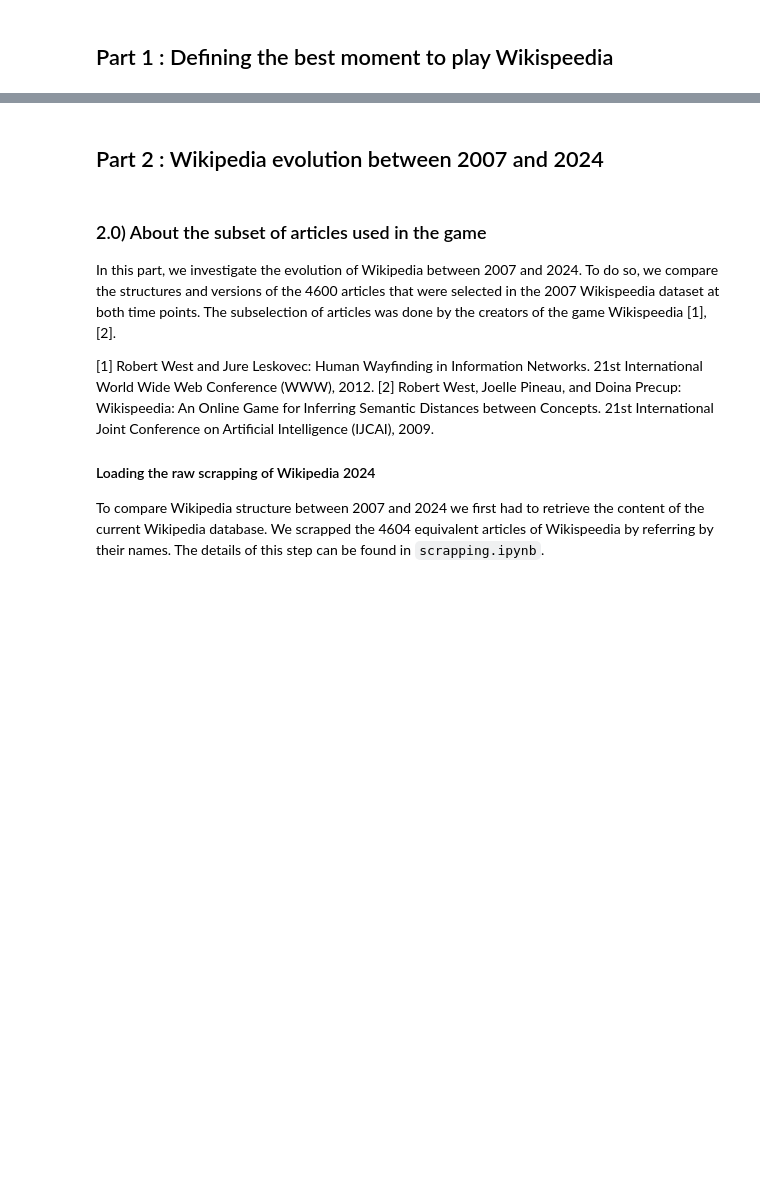
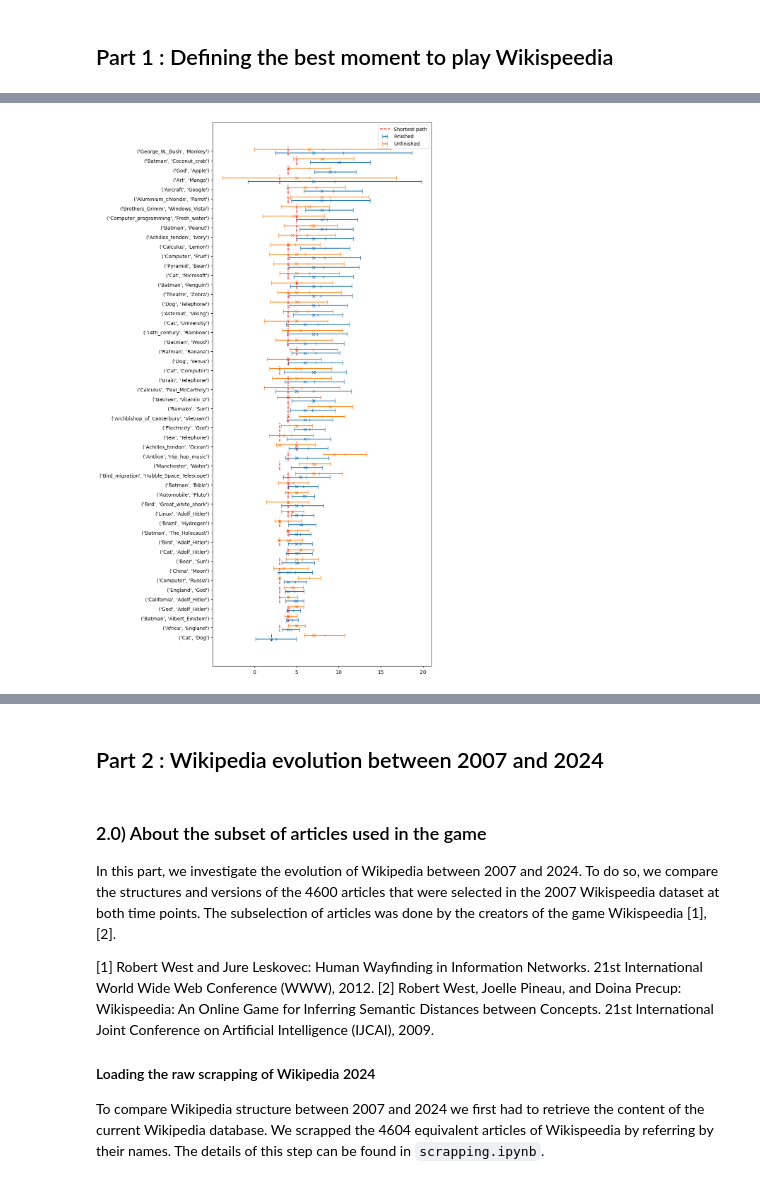
Before and after one commit to epfl-ada/ada-2024-project-outlier-1, a Jupyter notebook: results.ipynb, the cells around one changed output, grey strips where cells are left out. Cells and saved outputs as stored; diff of their text form; code cells hidden in the pictures; blank space fills up the shorter version.

```diff
--- a/results.ipynb
+++ b/results.ipynb
@@ -16,0 +403,12 @@ import os as os
+# %%
+# First, we create a graph.
+article_names_2007 = pd.read_csv('data/2007/articles.tsv', sep='\t', comment='#', names=['article_2007'])
+original_links2007 = pd.read_csv('data/2007/links.tsv', sep='\t', comment='#', names=['linkSource', 'linkTarget'])
+
+G_2007 = nx.DiGraph()
+G_2007.add_nodes_from(np.unique(article_names_2007))
+G_2007.add_edges_from(original_links2007.to_numpy())
+# %%
+stats_games['links_to_target'] = stats_games.index.map(lambda x: original_links2007[['linkTarget', 'linkSource']].groupby('linkTarget').count().loc[x[1]].values[0])
+stats_games['log_links_to_target'] = np.log(stats_games['links_to_target'])
+stats_games
@@ -16,0 +430,3 @@ import os as os
+# %%
+stats_games['shortest_path'] = stats_games.apply(lambda x: len(nx.shortest_path(G_2007, source=x.name[0], target=x.name[1])), axis=1)
+stats_games
@@ -16,0 +450,4 @@ import os as os
+# %%
+num_games = 20
+stats_big_games = stats_games.copy(deep=True).loc[stats_games['tot_games_played']>=num_games].sort_values(by='avg_f_path')
+stats_big_games.describe()
@@ -16,0 +464,20 @@ import os as os
+# %%
+n = len(stats_big_games.index)
+y = np.arange(int(n*4), step=4)
+plt.figure(figsize=(8,20))
+plt.errorbar(stats_big_games['avg_f_path'], y, xerr=stats_big_games['std_f_path']*1.96/2,
+             linestyle='', marker='+', capsize=4, label='Finished', color='tab:blue')
+plt.plot(stats_big_games['med_f_path'], y, 'x', color='tab:blue')
+plt.errorbar(stats_big_games['avg_unf_path'], y+1.5, xerr=stats_big_games['std_f_path']*1.96/2,
+             linestyle='', marker='+', capsize=4, label='Unfinished', color='tab:orange')
+plt.plot(stats_big_games['med_unf_path'], y+1.5, 'x', color='tab:orange')
+for i in range(n):
+    if i==1:
+        plt.plot([stats_big_games['shortest_path'][i], stats_big_games['shortest_path'][i]], [y[i]-1, y[i]+1.5+1], 'r--', label='Shortest path')
+    else:
+        plt.plot([stats_big_games['shortest_path'][i], stats_big_games['shortest_path'][i]], [y[i]-1, y[i]+1.5+1], 'r--')
+
+plt.yticks(y+0.75, stats_big_games.index);
+plt.legend();
+# %% [output]
+[figure, added]
```
Also changed, not shown: parts of 52 cells of this notebook, 5 other files.
